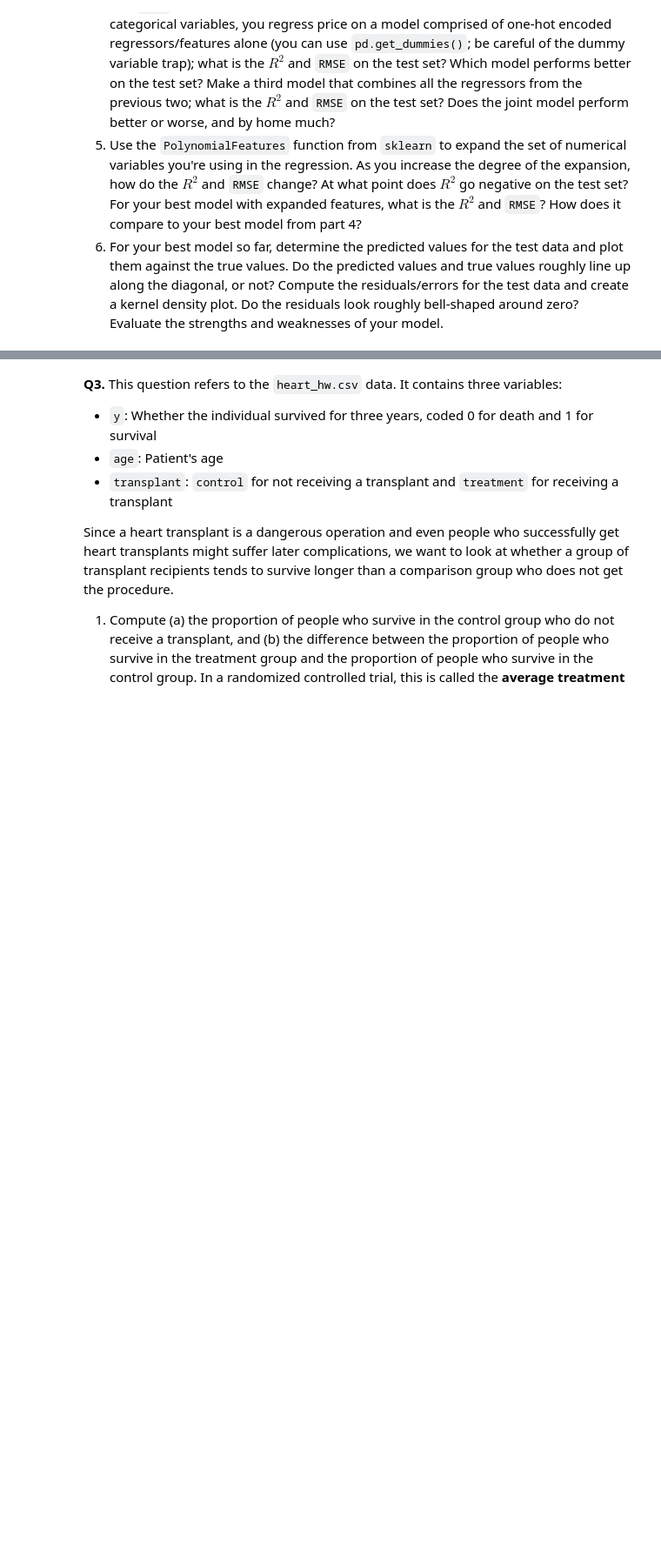
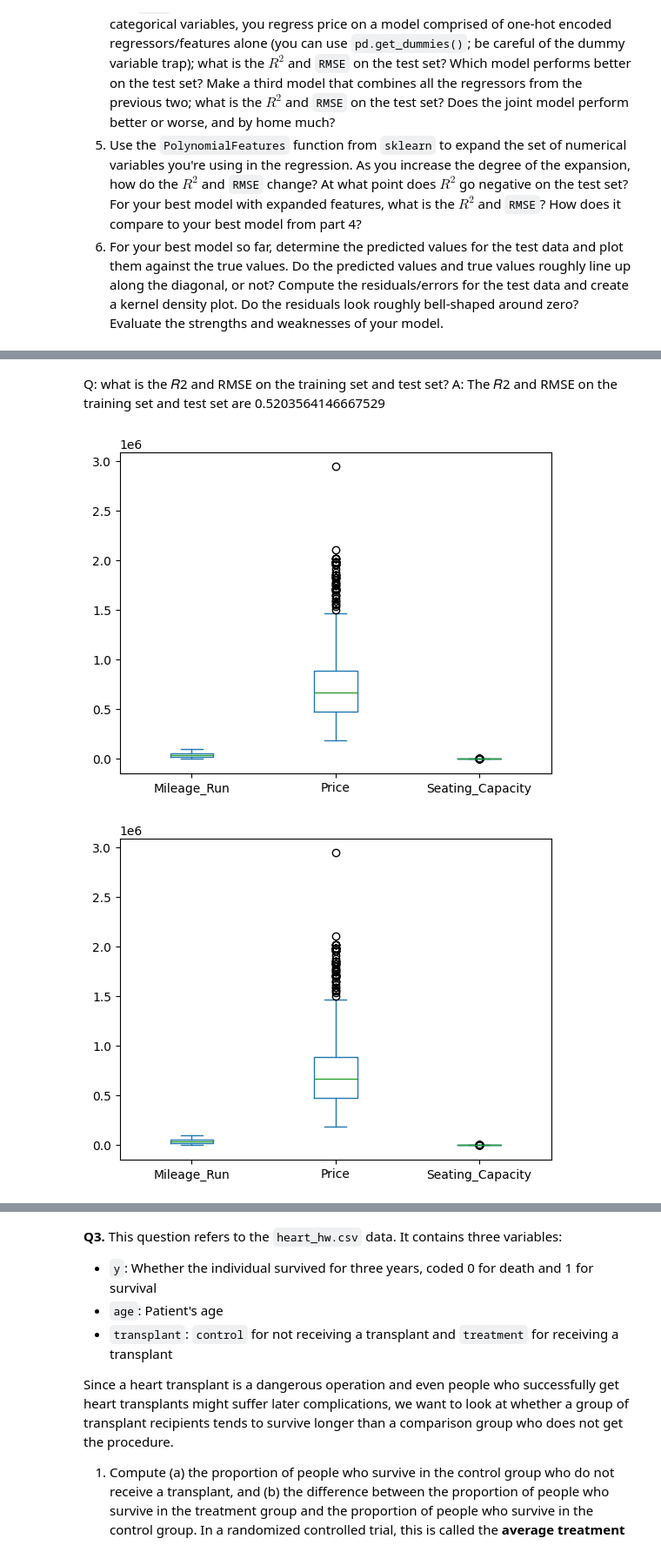
Before and after one commit to simoneminorr/linear_models_assignment, a Jupyter notebook: assignment.ipynb, the cells around one changed output, grey strips where cells are left out. Shown: that part at 87% size. Saved outputs shown, nothing was run; the diff lists cells and outputs as text; code cells hidden in the pictures; blank space fills up the shorter version.

```diff
--- a/assignment.ipynb
+++ b/assignment.ipynb
@@ -62,0 +173,17 @@ which will simplify your calculations below substantially!
+# %%
+#regressing price based on numeric variables alone
+from sklearn.linear_model import LinearRegression
+from sklearn.metrics import r2_score, mean_squared_error
+
+#Target variable
+Y= cars['Price']
+
+X_d = pd.get_dummies(cars['Make'], dtype='int')
+
+# Regression:
+from sklearn.linear_model import LinearRegression # Import linear regression model
+
+reg = LinearRegression(fit_intercept=False).fit(X_d, Y) # Fit the linear model
+results = pd.DataFrame({'variable':reg.feature_names_in_, 'coefficient': reg.coef_}) # Regression coefficients
+print('R-squared: ', reg.score(X_d, Y)) # R squared measure
+results
@@ -62,0 +209,32 @@ which will simplify your calculations below substantially!
+# %% [markdown]
+Q: what is the 𝑅2 and RMSE on the training set and test set?
+A: The 𝑅2 and RMSE on the training set and test set are 0.5203564146667529
+# %%
+## More complex regression on brand and numeric values:
+
+# Target Variable
+y = cars['Price']
+
+# Initial boxplot:
+cars.loc[:,['Mileage_Run','Price','Seating_Capacity']].plot.box()
+
+# Winsorize using .apply:
+from scipy.stats.mstats import winsorize
+cars.loc[:, ['Mileage_Run','Price','Seating_Capacity'] ] = cars.loc[:,['Mileage_Run','Price','Seating_Capacity'] ].apply(winsorize)
+
+# Final boxplot:
+cars.loc[:,['Mileage_Run','Price','Seating_Capacity']].plot.box()
+
+# Expand numeric variables:
+from sklearn.preprocessing import PolynomialFeatures
+expander = PolynomialFeatures(degree=1,include_bias=False) # Create the expander
+X_num = cars.loc[:,['Mileage_Run']]
+Z = expander.fit_transform(X_num) # Pass the df into the expander to get powers/interactions of x and y
+names = expander.get_feature_names_out() # Get the names of these variables
+X_num = pd.DataFrame(data=Z, columns = names) # Create a new, expanded dataframe
+
+# Concatenate
+X = pd.concat( [X_num, X_d],axis=1)
+# %% [output]
+[figure, added]
+[figure, added]
```
Also changed, not shown: parts of 15 cells of this notebook.
